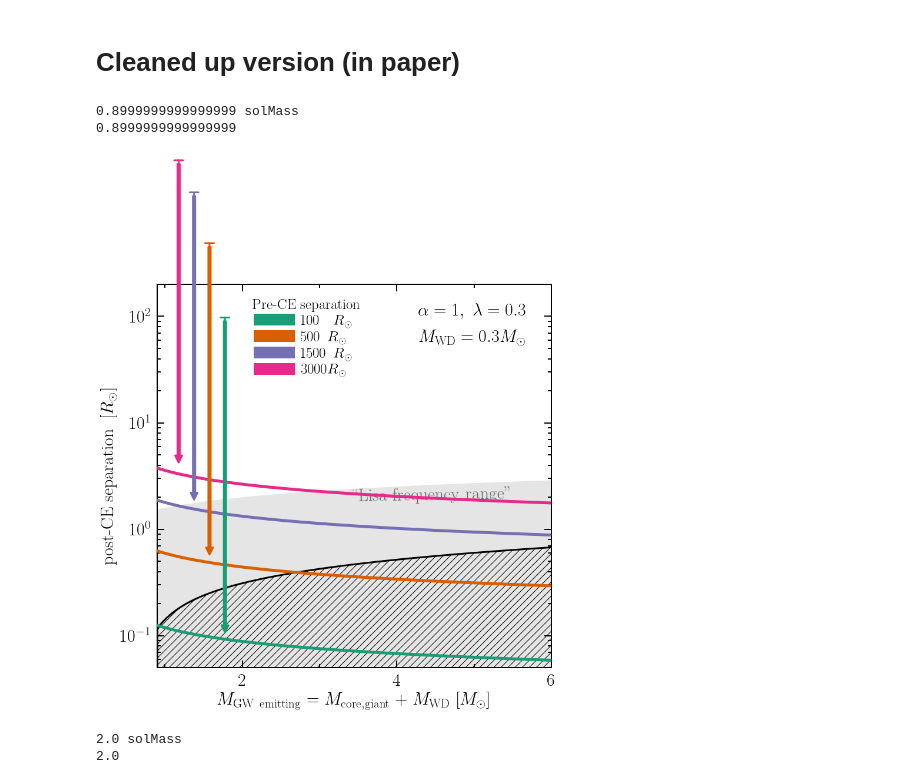
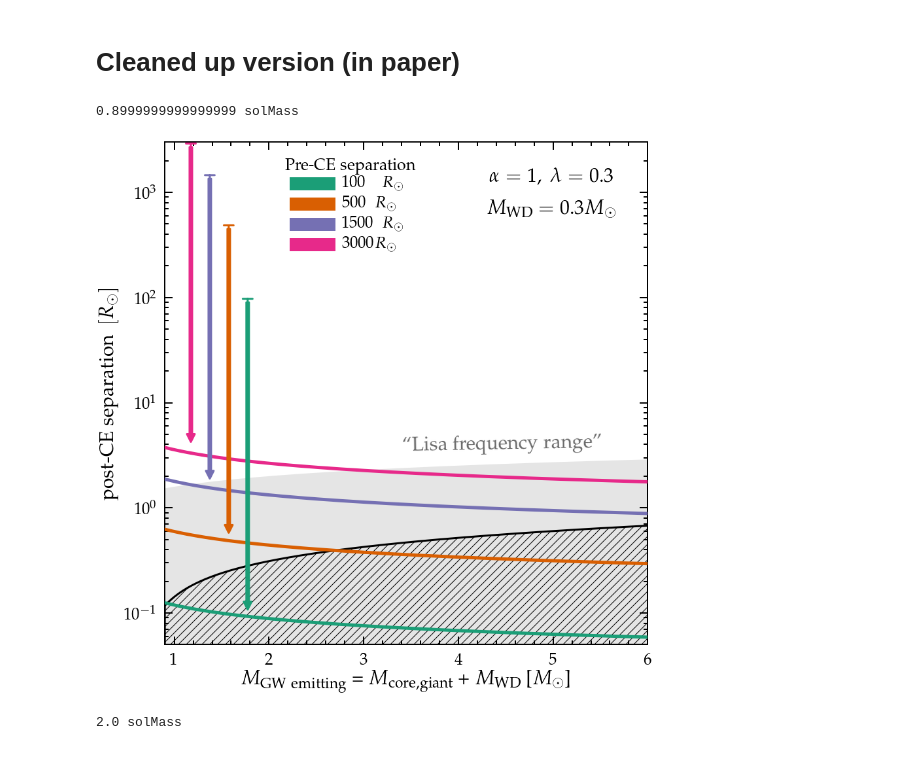
Before and after one commit to tcallister/LISA-and-CE-Evolution, a Jupyter notebook: CE_crossing_LISA_band.ipynb, the cells around one changed output. Saved outputs shown, nothing was run; the diff lists cells and outputs as text; code cells hidden in the pictures.

```diff
--- a/CE_crossing_LISA_band.ipynb
+++ b/CE_crossing_LISA_band.ipynb
@@ -221,7 +222,7 @@ def afinal(Mdcore = 1*u.Msun, Mdenv= 1*u.Msun, Mcomp= 1*u.Msun, a_ent= 1*u.Rsun,
     afinal = (Mdcore*Mcomp)/2 * ( (Mdon*Mdenv)/(alpha*Lambda*Rrld) + (Mdon*Mcomp)/(2*a_ent) )**-1
     return afinal
 
-def plot_afinal_Mgw(companion_mass = 0.3, alpha=1.0):
+def plot_afinal_Mgw(companion_mass = 0.3, alpha=1.0, fname=""):
     fig, ax = plt.subplots(figsize=(12,12))
 
     core_masses = np.arange(0.6, 10, 0.005)*u.Msun #Donor core masses
@@ -279,7 +280,7 @@ def plot_afinal_Mgw(companion_mass = 0.3, alpha=1.0):
     ##################################
     ## Show region observable by LISA
     ax.fill_between(masses, aLISAexit(masses), aLISA(masses), facecolor='#808080',  alpha=0.2, zorder=0)
-    ax.text(0.7, 0.45, r' ``Lisa frequency range"', fontsize = 30,color = '#696969', rotation=1,
+    ax.text(0.7, 0.4, r' ``Lisa frequency range"', fontsize = 30,color = '#696969', rotation=1,
              horizontalalignment='center', verticalalignment='center', transform=ax.transAxes, zorder = 1)
 
     ##################################
@@ -293,49 +294,48 @@ def plot_afinal_Mgw(companion_mass = 0.3, alpha=1.0):
     ## Legend
     tabs = ['\phantom{00}','\phantom{0}', '\phantom{0}',"" ]
     for i, a in enumerate(a_enters):
         line = ax.plot(np.nan, np.nan, ls='-', lw=20, c= rainbow[i])
         plot_lines.append(line)
     legend1 = ax.legend([line[0] for line in plot_lines], [r"%.0f"%float(a_enters[i])+tabs[i]+"$R_\odot$" for i in range(len(a_enters))],
                   fontsize = 25, bbox_to_anchor=(0.55,1.0),  bbox_transform=ax.transAxes, loc="upper right",
-                  ncol=1, columnspacing=0.5, labelspacing=0.15,frameon=False,
+                  ncol=1, columnspacing=0.5, labelspacing=0.2,frameon=False,
                         title = "Pre-CE separation", title_fontsize=25)
     legend1._legend_box.align = "center"
 
     ############
     ## Limits
     #ax.set_ylim(3e-3,50)#1e2)
-    ax.set_ylim(5e-2,2e2)
+    ax.set_ylim(5e-2,3e3)
     #     ax.set_xlim(min(masses.value), max(masses.value))
-    print(min(masses.value))
+    # print(min(masses.value))
     ax.set_xlim(min(masses.value), 6)
 
     ############
     ## Labels and spines
     ax.set_xlabel(r'$M_\mathrm{GW\ emitting}$ = $M_\mathrm{core,giant}$ + $M_\mathrm{WD}$ [$M_\odot$]',size = 30)
     ax.set_ylabel(r'post-CE separation $\ [R_\odot]$',size = 30)
     plt.tick_params(axis='both', which='major', labelsize=25) #right side
     ax.set_yscale('log')
 
-    ax.spines['top'].set_linewidth(2)
-    ax.spines['bottom'].set_linewidth(2)
-    ax.spines['right'].set_linewidth(2)
-    ax.spines['left'].set_linewidth(2)
-    ax.tick_params(axis='both', which='major', width=2, top="on", right="on", length=12, pad=10, labelsize=30, direction='in')
-    ax.tick_params(axis='both', which='minor', width=2, top="on", right="on", length=6, pad=10, direction='in')
-    ax.xaxis.set_major_locator(MultipleLocator(2))
-    ax.xaxis.set_minor_locator(MultipleLocator(1))
+    # ax.spines['top'].set_linewidth(2)
+    # ax.spines['bottom'].set_linewidth(2)
+    # ax.spines['right'].set_linewidth(2)
+    # ax.spines['left'].set_linewidth(2)
+    # ax.tick_params(axis='both', which='major', width=2, top="on", right="on", length=12, pad=10, labelsize=30, direction='in')
+    # ax.tick_params(axis='both', which='minor', width=2, top="on", right="on", length=6, pad=10, direction='in')
+    # ax.xaxis.set_major_locator(MultipleLocator(2))
+    # ax.xaxis.set_minor_locator(MultipleLocator(1))
 
     ## annotate the effect of changing $\alpha$
     # plt.savefig('many_lambdas'+str(companion_mass.value).replace('.', 'd')+'.pdf', bbox_inches='tight')
-    # plt.savefig('alphaLambda_separation.pdf', bbox_inches='tight')
+    if fname != "":
+        plt.savefig(fname, bbox_inches='tight')
     plt.show()
 
-
-plot_afinal_Mgw(companion_mass = 0.3*u.Msun, alpha=1.0)
-plot_afinal_Mgw(companion_mass = 1.4*u.Msun, alpha=1.0)
+root = "/mnt/home/mrenzo/TMP/"
+plot_afinal_Mgw(companion_mass = 0.3*u.Msun, alpha=1.0, fname=root+"/alphaLambda_separation.pdf")
+plot_afinal_Mgw(companion_mass = 1.4*u.Msun, alpha=1.0, fname=root+"/alphaLambda_separation1.4.pdf")
 # %% [output]
 0.8999999999999999 solMass
-0.8999999999999999
-[figure, old version]
+[figure, new version]
 2.0 solMass
-2.0
```
Also changed, not shown: parts of 4 cells of this notebook, 5 other files.
